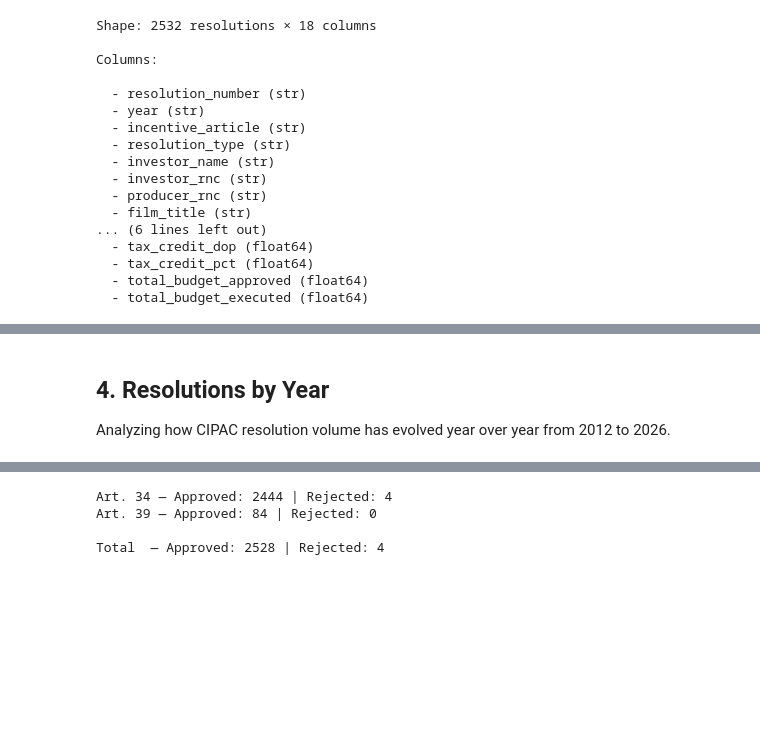
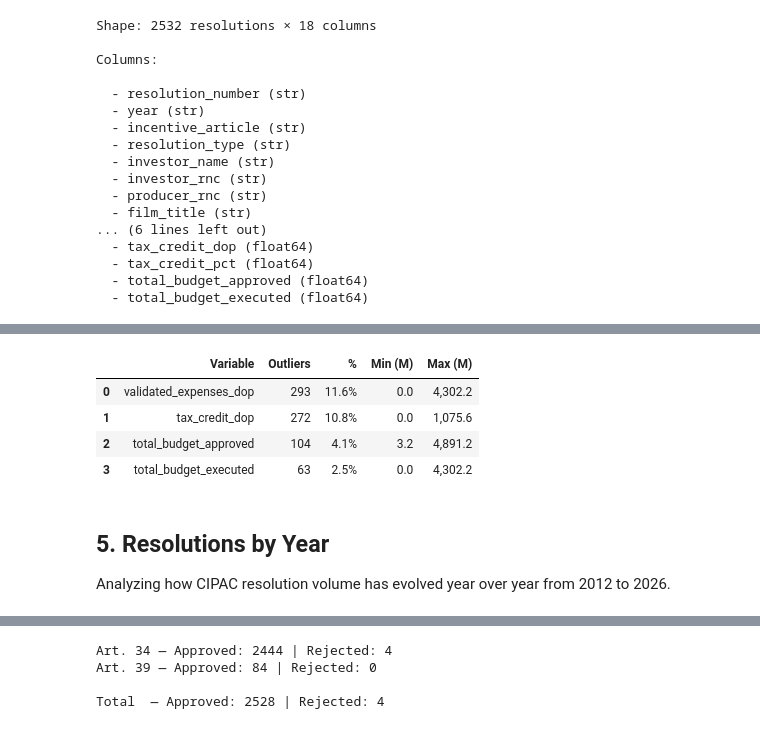
Before and after one commit to jorgedoiany/dominican-film-dashboard, a Jupyter notebook: notebooks/02_eda_cipac.ipynb, the cells around one changed output, grey strips where cells are left out. Saved outputs shown, nothing was run; the diff lists cells and outputs as text; code cells hidden in the pictures; blank space fills up the shorter version.

```diff
--- a/notebooks/02_eda_cipac.ipynb
+++ b/notebooks/02_eda_cipac.ipynb
@@ -248,5 +555,23 @@ plt.show()
+# %%
+# Outlier summary using IQR method
+summary = []
+for col in numeric_cols:
+    data = df_approved_temp[col].dropna()
+    Q1, Q3 = data.quantile(0.25), data.quantile(0.75)
+    IQR = Q3 - Q1
+    outliers = data[(data < Q1 - 1.5*IQR) | (data > Q3 + 1.5*IQR)]
+    summary.append([col, len(outliers), f"{len(outliers)/len(data)*100:.1f}%",
+                    f"{data.min()/1e6:,.1f}", f"{data.max()/1e6:,.1f}"])
+
+pd.DataFrame(summary, columns=['Variable', 'Outliers', '%', 'Min (M)', 'Max (M)'])
+# %% [output]
+|  | Variable | Outliers | % | Min (M) | Max (M) |
+| 0 | validated_expenses_dop | 293 | 11.6% | 0.0 | 4,302.2 |
+| 1 | tax_credit_dop | 272 | 10.8% | 0.0 | 1,075.6 |
+| 2 | total_budget_approved | 104 | 4.1% | 3.2 | 4,891.2 |
+| 3 | total_budget_executed | 63 | 2.5% | 0.0 | 4,302.2 |
 # %% [markdown]
-## 4. Resolutions by Year
+## 5. Resolutions by Year
 
 Analyzing how CIPAC resolution volume has evolved year over year from 2012 to 2026.
 # %%
```
Also changed, not shown: parts of 18 cells of this notebook, 1 other file.
